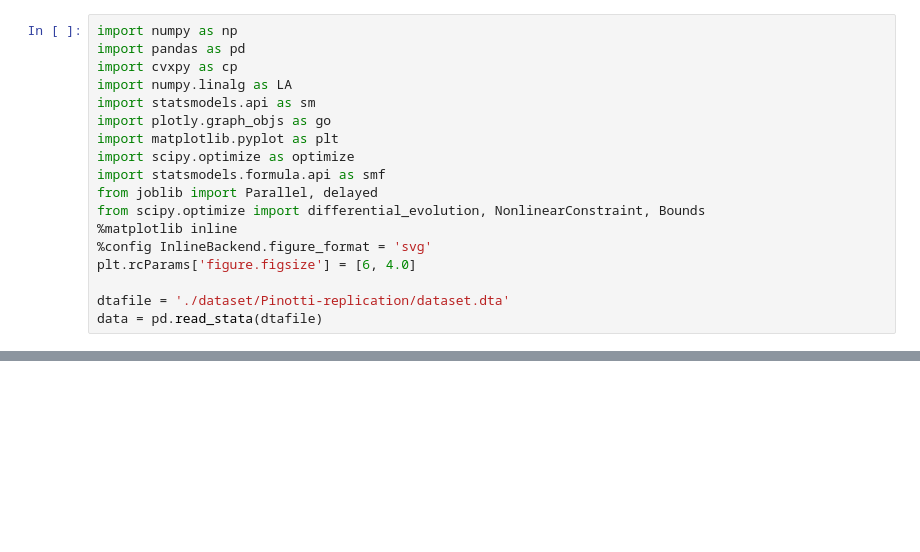
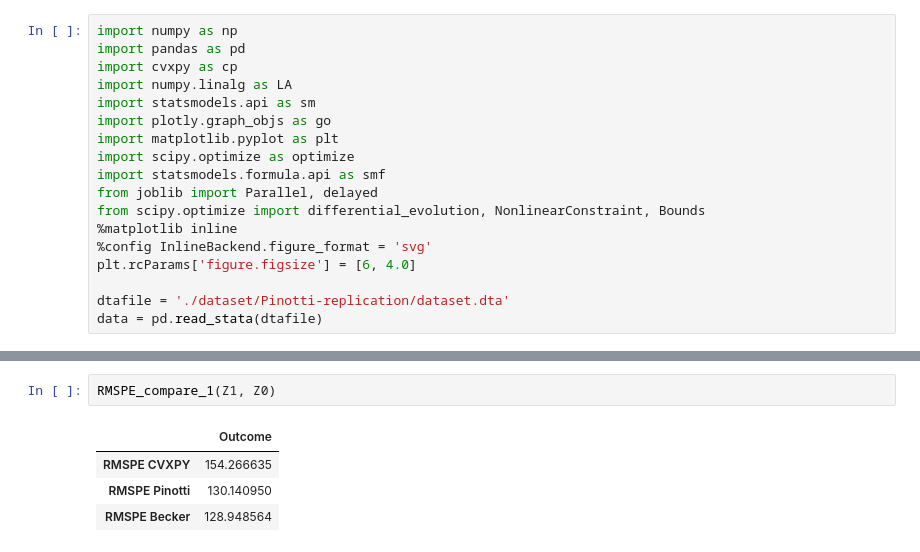
Before and after one commit to OpenSourceEconomics/ose-scientific-computing-course-jdx-mafia-1, a Jupyter notebook: Testing auxiliary functions.ipynb, the cells around one changed output, grey strips where cells are left out. Saved outputs shown, nothing was run; the diff lists cells and outputs as text; blank space fills up the shorter version.

```diff
--- a/Testing auxiliary functions.ipynb
+++ b/Testing auxiliary functions.ipynb
@@ -27,0 +49,7 @@ murder_rate_graphs(df3, df2)
+# %%
+RMSPE_compare_1(Z1, Z0)
+# %% [output]
+|  | Outcome |
+| RMSPE CVXPY | 154.266635 |
+| RMSPE Pinotti | 130.140950 |
+| RMSPE Becker | 128.948564 |
```
Also changed, not shown: parts of 7 cells of this notebook, 2 other files.
